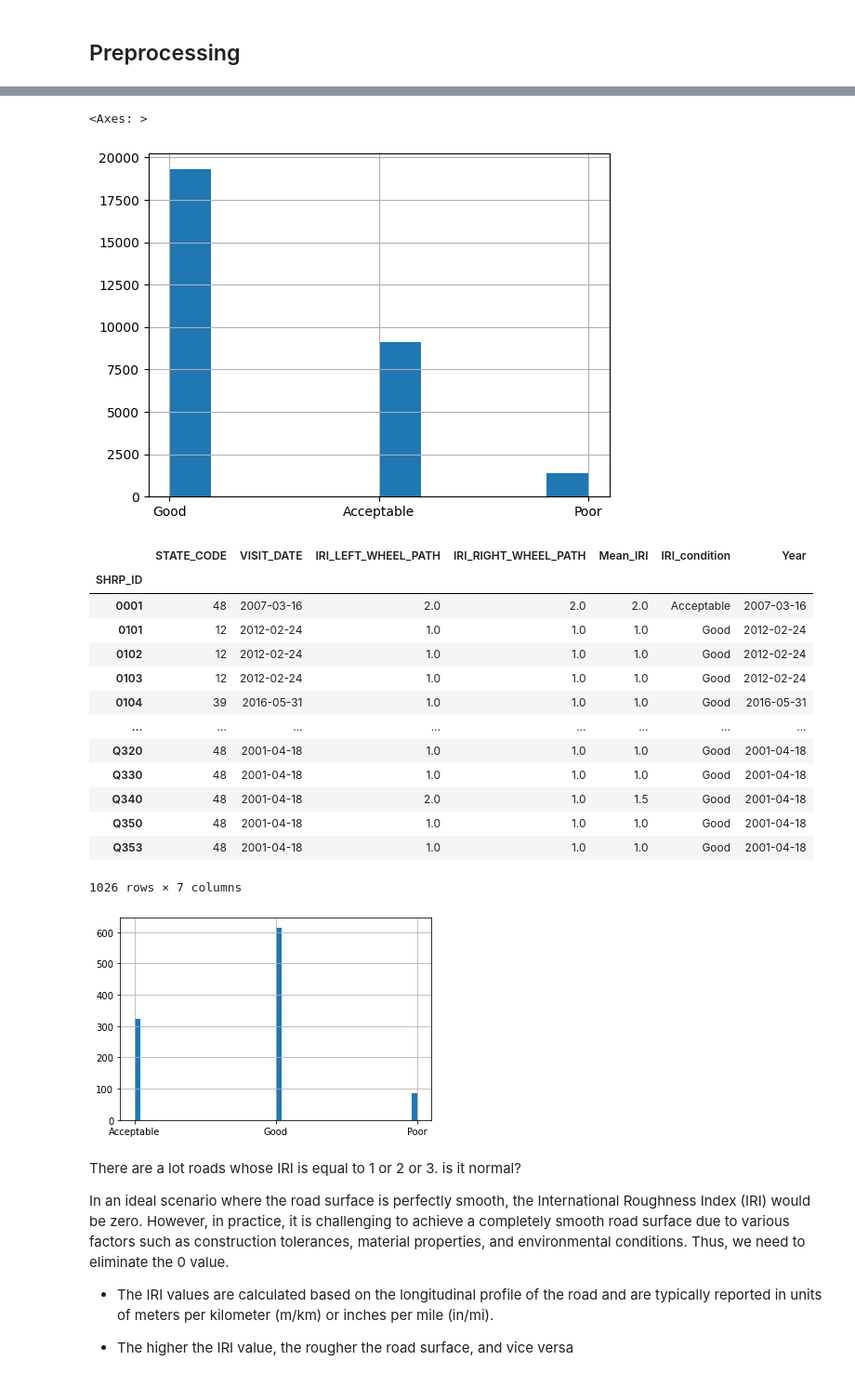
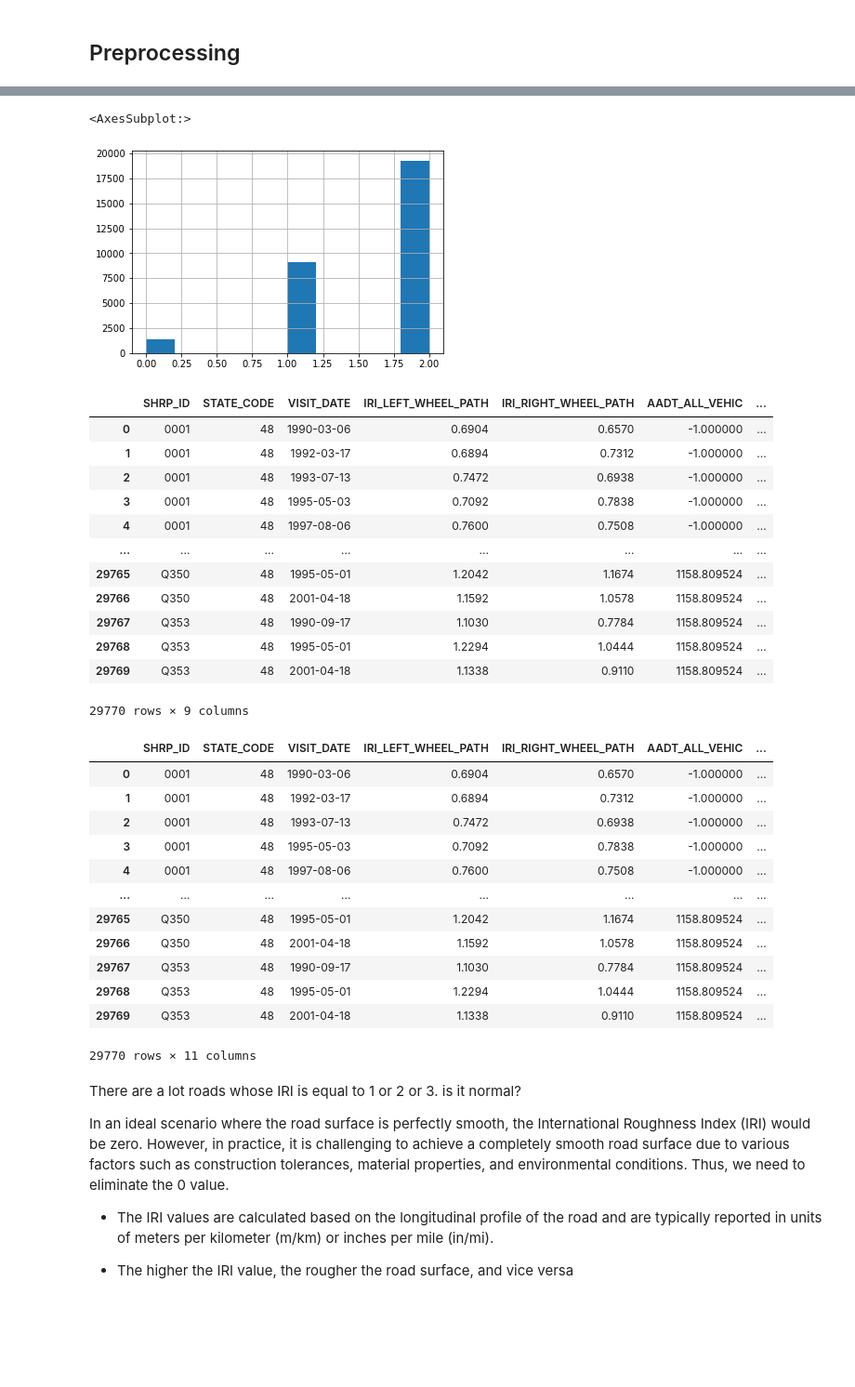
Before and after one commit to tjboise/RNN, a Jupyter notebook: model/ANN.ipynb, the cells around one changed output, grey strips where cells are left out. Shown: that part at 93% size. Saved outputs shown, nothing was run; the diff lists cells and outputs as text; code cells hidden in the pictures; blank space fills up the shorter version.

```diff
--- a/model/ANN.ipynb
+++ b/model/ANN.ipynb
@@ -27,8 +53,5 @@ df
 # %%
-df = pd.read_csv('../training_data/IRI-only.csv')
-
-# df['IRI_LEFT_WHEEL_PATH'].hist(bins=60)
-# df[['IRI_LEFT_WHEEL_PATH','IRI_RIGHT_WHEEL_PATH']].boxplot()
+df = pd.read_csv('../training_data/final_data.csv')
 df['IRI_LEFT_WHEEL_PATH'].value_counts()
 
 df['Mean_IRI'] = 0.5*(df['IRI_LEFT_WHEEL_PATH']+df['IRI_RIGHT_WHEEL_PATH'])
@@ -40,47 +63,46 @@ df['Mean_IRI'].hist(bins=50)
 # %%
-df.loc[df['Mean_IRI'] <= 1.50, 'IRI_condition'] = 'Good'
-df.loc[(df['Mean_IRI'] > 1.50) & (df['Mean_IRI'] <= 2.68), 'IRI_condition'] = 'Acceptable'
-df.loc[df['Mean_IRI'] > 2.68, 'IRI_condition'] = 'Poor'
-
+df.loc[df['Mean_IRI'] <= 1.50, 'IRI_condition'] = 2#'good'
+df.loc[(df['Mean_IRI'] > 1.50) & (df['Mean_IRI'] <= 2.68), 'IRI_condition'] = 1#'acceptable'
+df.loc[df['Mean_IRI'] > 2.68, 'IRI_condition'] = 0#'poor'
 df['IRI_condition'].hist()
 # %% [output]
-<Axes: >
+<AxesSubplot:>
-[figure, old version]
+[figure, new version]
+# %%
+df
+# %% [output]
+|  | SHRP_ID | STATE_CODE | VISIT_DATE | IRI_LEFT_WHEEL_PATH | IRI_RIGHT_WHEEL_PATH | AADT_ALL_VEHIC | ... |
+| 0 | 0001 | 48 | 1990-03-06 | 0.6904 | 0.6570 | -1.000000 | ... |
+| 1 | 0001 | 48 | 1992-03-17 | 0.6894 | 0.7312 | -1.000000 | ... |
+| 2 | 0001 | 48 | 1993-07-13 | 0.7472 | 0.6938 | -1.000000 | ... |
+| 3 | 0001 | 48 | 1995-05-03 | 0.7092 | 0.7838 | -1.000000 | ... |
+| 4 | 0001 | 48 | 1997-08-06 | 0.7600 | 0.7508 | -1.000000 | ... |
+| ... | ... | ... | ... | ... | ... | ... | ... |
+| 29765 | Q350 | 48 | 1995-05-01 | 1.2042 | 1.1674 | 1158.809524 | ... |
+| 29766 | Q350 | 48 | 2001-04-18 | 1.1592 | 1.0578 | 1158.809524 | ... |
+| 29767 | Q353 | 48 | 1990-09-17 | 1.1030 | 0.7784 | 1158.809524 | ... |
+| 29768 | Q353 | 48 | 1995-05-01 | 1.2294 | 1.0444 | 1158.809524 | ... |
+| 29769 | Q353 | 48 | 2001-04-18 | 1.1338 | 0.9110 | 1158.809524 | ... |
+29770 rows × 9 columns
 # %%
-import pandas as pd
-
-# Assuming your table is stored in a DataFrame called 'df'
-# and the column names are 'Road', 'Year', and 'Score'
-
-# Convert the 'Year' column to datetime type for proper sorting
-df['Year'] = pd.to_datetime(df['VISIT_DATE'])
-
-# Sort the DataFrame by 'Year' in descending order within each 'Road'
-df_sorted = df.sort_values(by=['SHRP_ID', 'VISIT_DATE'], ascending=[True, False])
-
-# Group the sorted DataFrame by 'Road' and get the first row (latest year) for each group
-latest_scores = df_sorted.groupby('SHRP_ID').first()
-
-# Print the resulting DataFrame with the latest scores for each road
-latest_scores['IRI_condition'].hist(bins=50)
-
-latest_scores
+df['VISIT_DATE'] = pd.to_datetime(df['VISIT_DATE'])
+df['year'] = df['VISIT_DATE'].dt.strftime('%Y')
+df['construction_time'] = 2022 - df['year'].astype(int)
+df
 # %% [output]
-|  | STATE_CODE | VISIT_DATE | IRI_LEFT_WHEEL_PATH | IRI_RIGHT_WHEEL_PATH | Mean_IRI | IRI_condition | Year |
-| SHRP_ID |  |  |  |  |  |  |  |
-| 0001 | 48 | 2007-03-16 | 2.0 | 2.0 | 2.0 | Acceptable | 2007-03-16 |
-| 0101 | 12 | 2012-02-24 | 1.0 | 1.0 | 1.0 | Good | 2012-02-24 |
-| 0102 | 12 | 2012-02-24 | 1.0 | 1.0 | 1.0 | Good | 2012-02-24 |
-| 0103 | 12 | 2012-02-24 | 1.0 | 1.0 | 1.0 | Good | 2012-02-24 |
-| 0104 | 39 | 2016-05-31 | 1.0 | 1.0 | 1.0 | Good | 2016-05-31 |
+|  | SHRP_ID | STATE_CODE | VISIT_DATE | IRI_LEFT_WHEEL_PATH | IRI_RIGHT_WHEEL_PATH | AADT_ALL_VEHIC | ... |
+| 0 | 0001 | 48 | 1990-03-06 | 0.6904 | 0.6570 | -1.000000 | ... |
+| 1 | 0001 | 48 | 1992-03-17 | 0.6894 | 0.7312 | -1.000000 | ... |
+| 2 | 0001 | 48 | 1993-07-13 | 0.7472 | 0.6938 | -1.000000 | ... |
+| 3 | 0001 | 48 | 1995-05-03 | 0.7092 | 0.7838 | -1.000000 | ... |
+| 4 | 0001 | 48 | 1997-08-06 | 0.7600 | 0.7508 | -1.000000 | ... |
 | ... | ... | ... | ... | ... | ... | ... | ... |
-| Q320 | 48 | 2001-04-18 | 1.0 | 1.0 | 1.0 | Good | 2001-04-18 |
-| Q330 | 48 | 2001-04-18 | 1.0 | 1.0 | 1.0 | Good | 2001-04-18 |
-| Q340 | 48 | 2001-04-18 | 2.0 | 1.0 | 1.5 | Good | 2001-04-18 |
-| Q350 | 48 | 2001-04-18 | 1.0 | 1.0 | 1.0 | Good | 2001-04-18 |
-| Q353 | 48 | 2001-04-18 | 1.0 | 1.0 | 1.0 | Good | 2001-04-18 |
+| 29765 | Q350 | 48 | 1995-05-01 | 1.2042 | 1.1674 | 1158.809524 | ... |
+| 29766 | Q350 | 48 | 2001-04-18 | 1.1592 | 1.0578 | 1158.809524 | ... |
+| 29767 | Q353 | 48 | 1990-09-17 | 1.1030 | 0.7784 | 1158.809524 | ... |
+| 29768 | Q353 | 48 | 1995-05-01 | 1.2294 | 1.0444 | 1158.809524 | ... |
+| 29769 | Q353 | 48 | 2001-04-18 | 1.1338 | 0.9110 | 1158.809524 | ... |
-1026 rows × 7 columns
+29770 rows × 11 columns
-[figure, removed]
 # %% [markdown]
 There are a lot roads whose IRI is equal to 1 or 2 or 3. is it normal?
 
```
Also changed, not shown: parts of 14 cells of this notebook, 1 other file.
